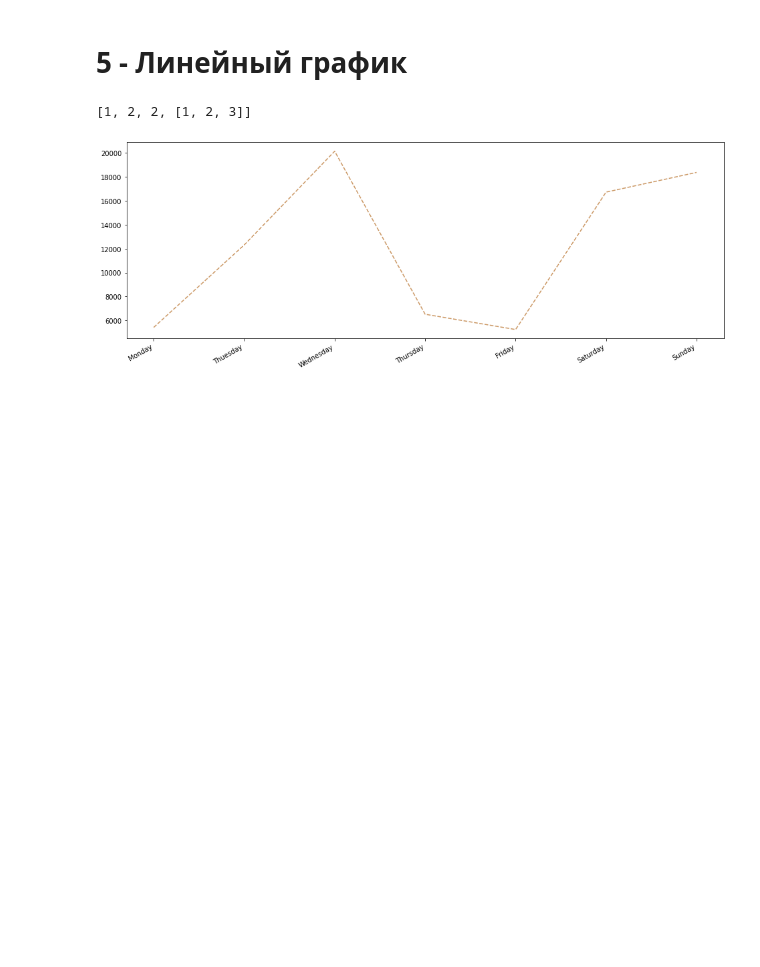
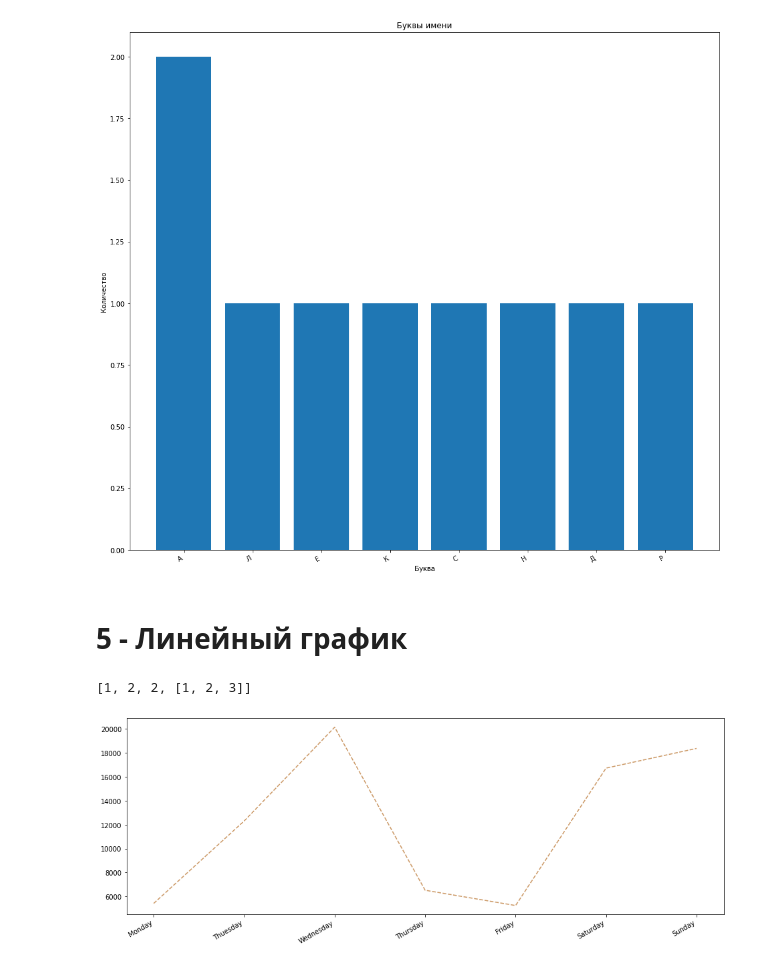
Before and after one commit to Gremler5442/colab-lab, a Jupyter notebook: Lab2colab.ipynb, the cells around one changed output. Cells and saved outputs as stored; diff of their text form; code cells hidden in the pictures; blank space fills up the shorter version.

```diff
--- a/Lab2colab.ipynb
+++ b/Lab2colab.ipynb
@@ -52,19 +44,0 @@ objects = ["Машинное обучение", "Статистика", "Анг
-# %%
-from wordcloud import WordCloud, STOPWORDS, ImageColorGenerator
-import matplotlib.pyplot as plt
-
-for i in 'я мой язык'.split(' '):
-  STOPWORDS.add(i)
-
-#!!!обязательно устанавливаем collocations=False - игнорирование биграмм!!!
-wordcloud = WordCloud(background_color='white',
-                      colormap = 'magma',
-                      width = 800,
-                      height = 600,
-                      collocations=False,
-                      stopwords = STOPWORDS).generate(','.join(objects))
-
-# Рисуем результат
-plt.figure(figsize=(20,10))
-plt.imshow(wordcloud)
-plt.axis("off");
@@ -142,3 +162,20 @@ plt.gcf().autofmt_xdate()
+# %%
+graph = []
+for ch in name:
+  if ch == ' ':
+    continue
+  graph.append(ch.upper())
+
+result = {i: graph.count(i) for i in graph}
+
+plt.figure(figsize=(16,16))
+plt.bar(result.keys(), result.values())
+plt.title('Буквы имени')
+plt.xlabel('Буква')
+plt.ylabel('Количество')
+plt.gcf().autofmt_xdate()
+# %% [output]
+[figure, added]
 # %% [markdown]
 # **5 - Линейный график**
 # %%
```
Also changed, not shown: parts of 25 cells of this notebook.
